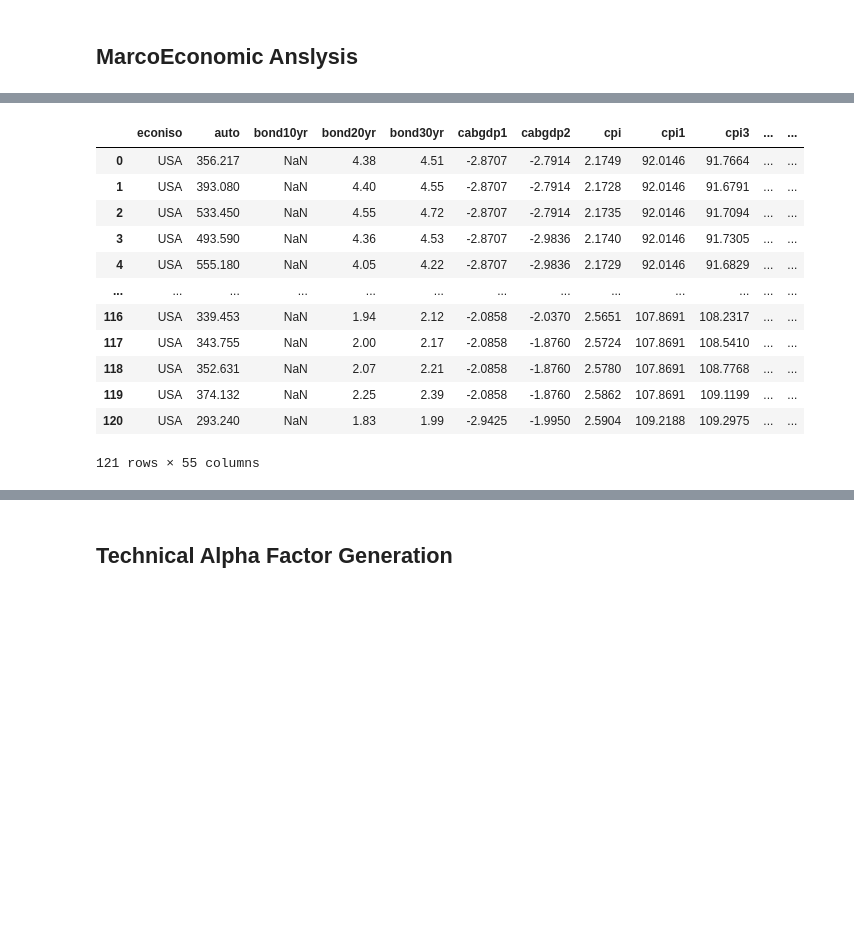
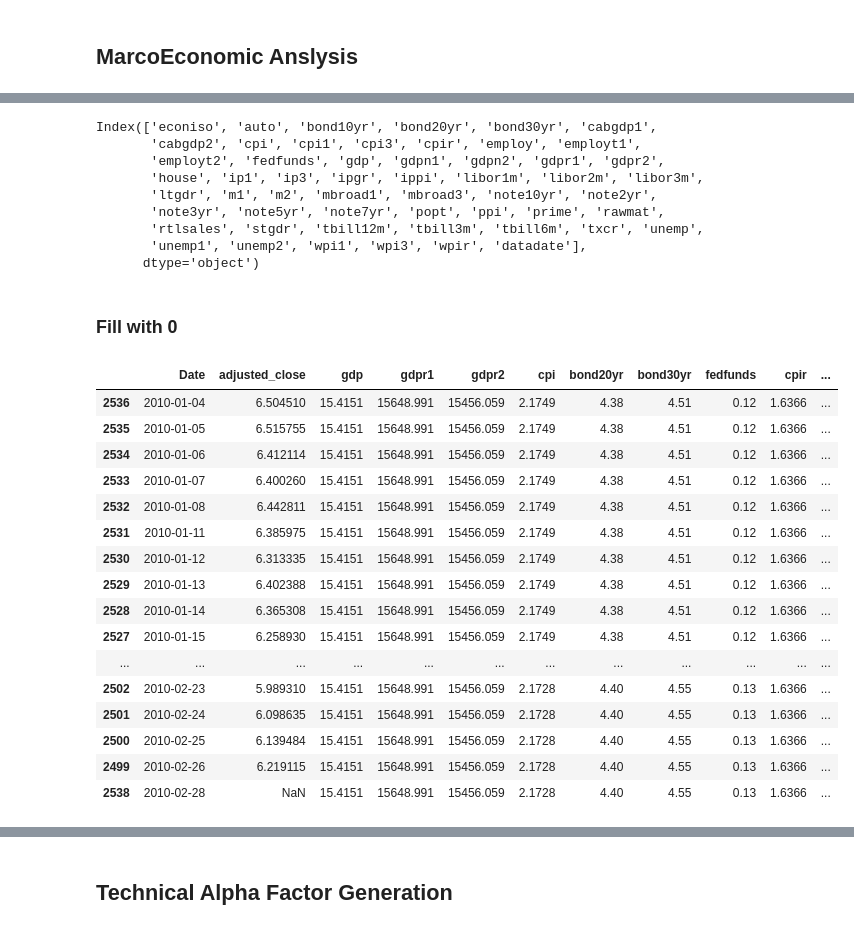
Before and after one commit to ElinorCheng/STA561, a Jupyter notebook: predictors/predictor_prep.ipynb, the cells around one changed output, grey strips where cells are left out. Saved outputs shown, nothing was run; the diff lists cells and outputs as text; code cells hidden in the pictures; blank space fills up the shorter version.

Commit message:
stock_price_update

```diff
--- a/predictors/predictor_prep.ipynb
+++ b/predictors/predictor_prep.ipynb
@@ -87,16 +71,45 @@ macro = macro.loc[macro.datadate < '2020-02-01']
 # %%
-macro
+macro.columns
 # %% [output]
-|  | econiso | auto | bond10yr | bond20yr | bond30yr | cabgdp1 | cabgdp2 | cpi | cpi1 | cpi3 | ... | ... |
-| 0 | USA | 356.217 | NaN | 4.38 | 4.51 | -2.8707 | -2.7914 | 2.1749 | 92.0146 | 91.7664 | ... | ... |
-| 1 | USA | 393.080 | NaN | 4.40 | 4.55 | -2.8707 | -2.7914 | 2.1728 | 92.0146 | 91.6791 | ... | ... |
-| 2 | USA | 533.450 | NaN | 4.55 | 4.72 | -2.8707 | -2.7914 | 2.1735 | 92.0146 | 91.7094 | ... | ... |
-| 3 | USA | 493.590 | NaN | 4.36 | 4.53 | -2.8707 | -2.9836 | 2.1740 | 92.0146 | 91.7305 | ... | ... |
-| 4 | USA | 555.180 | NaN | 4.05 | 4.22 | -2.8707 | -2.9836 | 2.1729 | 92.0146 | 91.6829 | ... | ... |
-| ... | ... | ... | ... | ... | ... | ... | ... | ... | ... | ... | ... | ... |
-| 116 | USA | 339.453 | NaN | 1.94 | 2.12 | -2.0858 | -2.0370 | 2.5651 | 107.8691 | 108.2317 | ... | ... |
-| 117 | USA | 343.755 | NaN | 2.00 | 2.17 | -2.0858 | -1.8760 | 2.5724 | 107.8691 | 108.5410 | ... | ... |
-| 118 | USA | 352.631 | NaN | 2.07 | 2.21 | -2.0858 | -1.8760 | 2.5780 | 107.8691 | 108.7768 | ... | ... |
-| 119 | USA | 374.132 | NaN | 2.25 | 2.39 | -2.0858 | -1.8760 | 2.5862 | 107.8691 | 109.1199 | ... | ... |
-| 120 | USA | 293.240 | NaN | 1.83 | 1.99 | -2.9425 | -1.9950 | 2.5904 | 109.2188 | 109.2975 | ... | ... |
-121 rows × 55 columns
+Index(['econiso', 'auto', 'bond10yr', 'bond20yr', 'bond30yr', 'cabgdp1',
+       'cabgdp2', 'cpi', 'cpi1', 'cpi3', 'cpir', 'employ', 'employt1',
+       'employt2', 'fedfunds', 'gdp', 'gdpn1', 'gdpn2', 'gdpr1', 'gdpr2',
+       'house', 'ip1', 'ip3', 'ipgr', 'ippi', 'libor1m', 'libor2m', 'libor3m',
+       'ltgdr', 'm1', 'm2', 'mbroad1', 'mbroad3', 'note10yr', 'note2yr',
+       'note3yr', 'note5yr', 'note7yr', 'popt', 'ppi', 'prime', 'rawmat',
+       'rtlsales', 'stgdr', 'tbill12m', 'tbill3m', 'tbill6m', 'txcr', 'unemp',
+       'unemp1', 'unemp2', 'wpi1', 'wpi3', 'wpir', 'datadate'],
+      dtype='object')
+# %%
+macro_columns = ['datadate','gdp','gdpr1','gdpr2','cpi','bond20yr','bond30yr','fedfunds','cpir','wpir','unemp','employ']
+macro_use = macro[macro_columns]
+stock_list = ['AAPL','MSFT','GOOG','AMZN','NVDA','BRK-B','TSLA','META','JNJ','V']
+# %% [markdown]
+### Fill with 0
+# %%
+AAPL = pd.read_csv("../stock_price/Daily/AAPL.csv")
+AAPL = pd.merge(AAPL[['Date','adjusted_close']],macro_use, left_on='Date', right_on='datadate',how='outer')
+AAPL.loc[AAPL.Date.isna(),'Date'] = AAPL.loc[AAPL.Date.isna(),'datadate']
+AAPL = AAPL.sort_values(by='Date').drop('datadate',axis=1)
+macro_list = ['gdp','gdpr1','gdpr2','cpi','bond20yr','bond30yr','fedfunds','cpir','wpir','unemp','employ']
+
+AAPL.loc[:,macro_list] = AAPL.loc[:,macro_list].bfill()
+AAPL.head(40)
+# %% [output]
+|  | Date | adjusted_close | gdp | gdpr1 | gdpr2 | cpi | bond20yr | bond30yr | fedfunds | cpir | ... |
+| 2536 | 2010-01-04 | 6.504510 | 15.4151 | 15648.991 | 15456.059 | 2.1749 | 4.38 | 4.51 | 0.12 | 1.6366 | ... |
+| 2535 | 2010-01-05 | 6.515755 | 15.4151 | 15648.991 | 15456.059 | 2.1749 | 4.38 | 4.51 | 0.12 | 1.6366 | ... |
+| 2534 | 2010-01-06 | 6.412114 | 15.4151 | 15648.991 | 15456.059 | 2.1749 | 4.38 | 4.51 | 0.12 | 1.6366 | ... |
+| 2533 | 2010-01-07 | 6.400260 | 15.4151 | 15648.991 | 15456.059 | 2.1749 | 4.38 | 4.51 | 0.12 | 1.6366 | ... |
+| 2532 | 2010-01-08 | 6.442811 | 15.4151 | 15648.991 | 15456.059 | 2.1749 | 4.38 | 4.51 | 0.12 | 1.6366 | ... |
+| 2531 | 2010-01-11 | 6.385975 | 15.4151 | 15648.991 | 15456.059 | 2.1749 | 4.38 | 4.51 | 0.12 | 1.6366 | ... |
+| 2530 | 2010-01-12 | 6.313335 | 15.4151 | 15648.991 | 15456.059 | 2.1749 | 4.38 | 4.51 | 0.12 | 1.6366 | ... |
+| 2529 | 2010-01-13 | 6.402388 | 15.4151 | 15648.991 | 15456.059 | 2.1749 | 4.38 | 4.51 | 0.12 | 1.6366 | ... |
+| 2528 | 2010-01-14 | 6.365308 | 15.4151 | 15648.991 | 15456.059 | 2.1749 | 4.38 | 4.51 | 0.12 | 1.6366 | ... |
+| 2527 | 2010-01-15 | 6.258930 | 15.4151 | 15648.991 | 15456.059 | 2.1749 | 4.38 | 4.51 | 0.12 | 1.6366 | ... |
+| ... | ... | ... | ... | ... | ... | ... | ... | ... | ... | ... | ... |
+| 2502 | 2010-02-23 | 5.989310 | 15.4151 | 15648.991 | 15456.059 | 2.1728 | 4.40 | 4.55 | 0.13 | 1.6366 | ... |
+| 2501 | 2010-02-24 | 6.098635 | 15.4151 | 15648.991 | 15456.059 | 2.1728 | 4.40 | 4.55 | 0.13 | 1.6366 | ... |
+| 2500 | 2010-02-25 | 6.139484 | 15.4151 | 15648.991 | 15456.059 | 2.1728 | 4.40 | 4.55 | 0.13 | 1.6366 | ... |
+| 2499 | 2010-02-26 | 6.219115 | 15.4151 | 15648.991 | 15456.059 | 2.1728 | 4.40 | 4.55 | 0.13 | 1.6366 | ... |
+| 2538 | 2010-02-28 | NaN | 15.4151 | 15648.991 | 15456.059 | 2.1728 | 4.40 | 4.55 | 0.13 | 1.6366 | ... |
```
Also changed, not shown: parts of 9 cells of this notebook, 30 other files.
